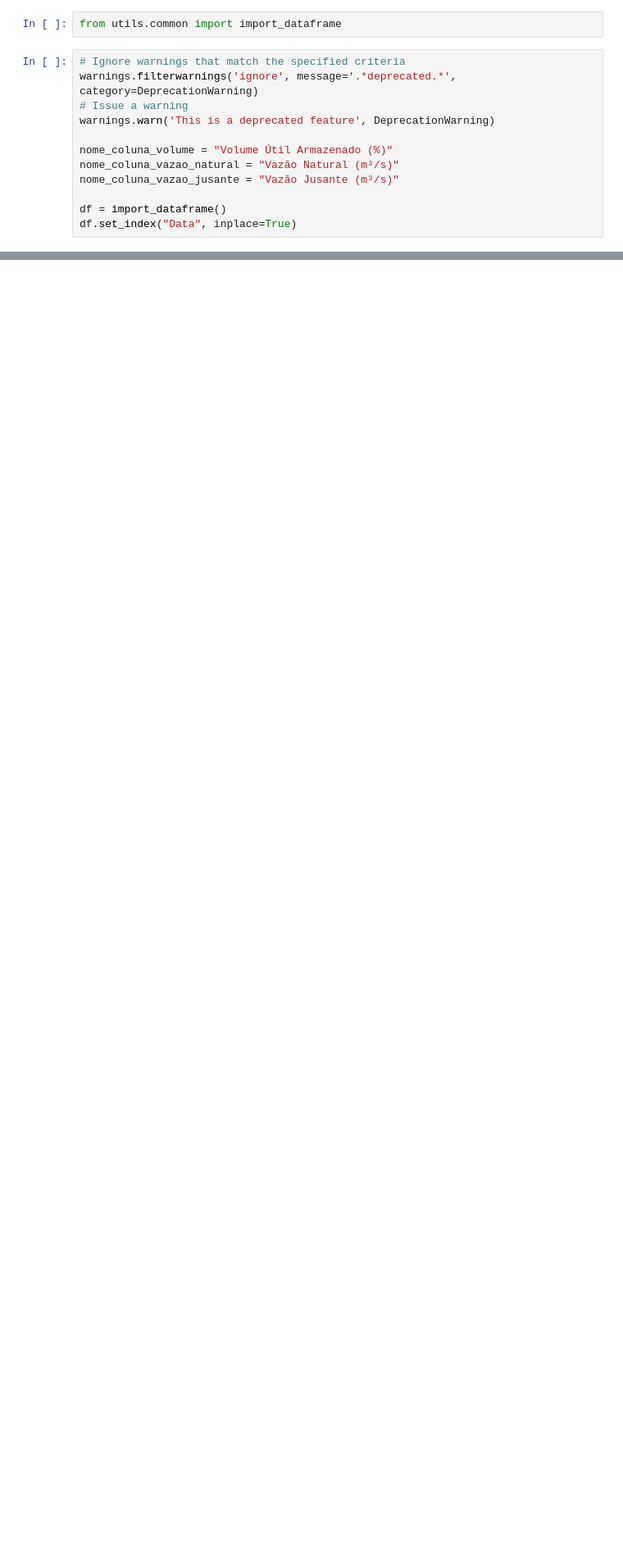
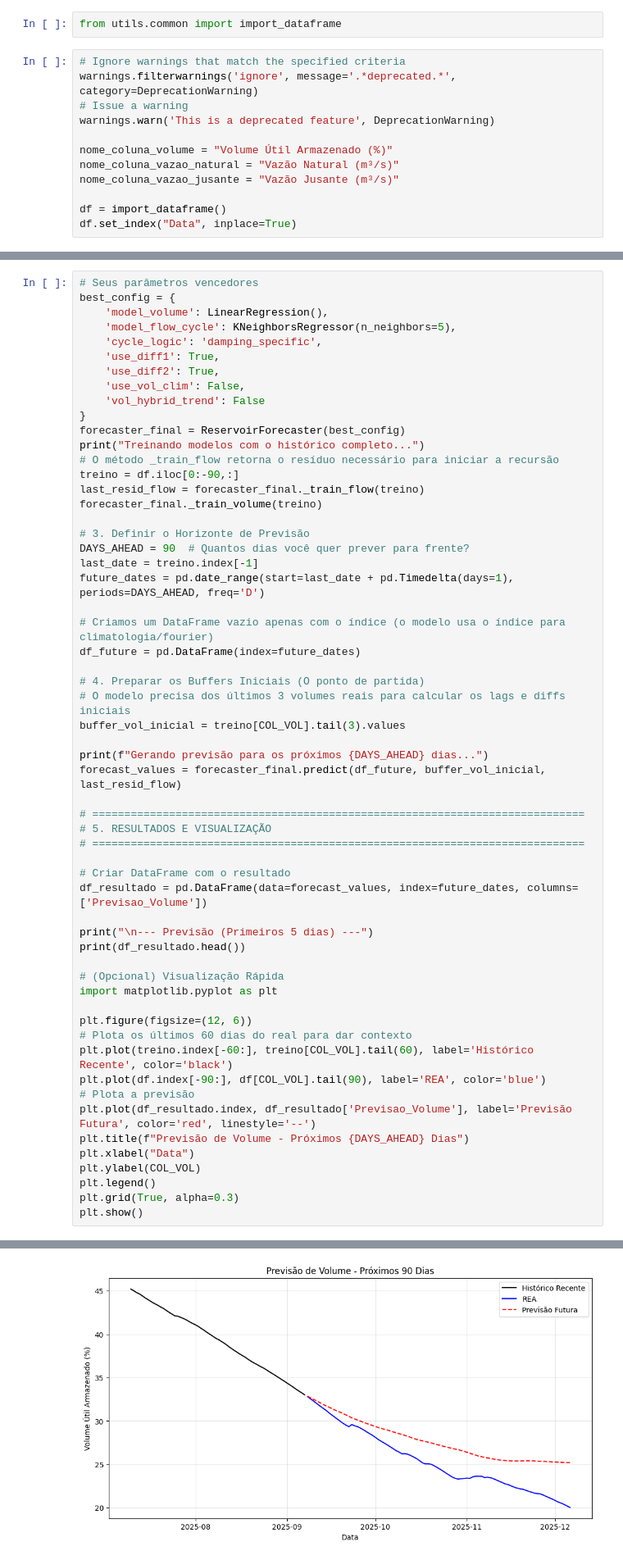
Before and after one commit to Andre-do-Amaral/tcc, a Jupyter notebook: analise/treino-modelo-final/teste-modelos.ipynb, the cells around one changed output, grey strips where cells are left out. Shown at 82% size. Saved outputs shown, nothing was run; the diff lists cells and outputs as text; blank space fills up the shorter version.

```diff
--- a/analise/treino-modelo-final/teste-modelos.ipynb
+++ b/analise/treino-modelo-final/teste-modelos.ipynb
@@ -333,0 +325,59 @@ Iter 7: RMSE=3.4093, MAE = 2.873 | Diff2=False | VolClim=False | HybridTrend=Tru
+# %%
+# Seus parâmetros vencedores
+best_config = {
+    'model_volume': LinearRegression(),
+    'model_flow_cycle': KNeighborsRegressor(n_neighbors=5),
+    'cycle_logic': 'damping_specific',
+    'use_diff1': True,
+    'use_diff2': True,
+    'use_vol_clim': False,
+    'vol_hybrid_trend': False
+}
+forecaster_final = ReservoirForecaster(best_config)
+print("Treinando modelos com o histórico completo...")
+# O método _train_flow retorna o resíduo necessário para iniciar a recursão
+treino = df.iloc[0:-90,:]
+last_resid_flow = forecaster_final._train_flow(treino)
+forecaster_final._train_volume(treino)
+
+# 3. Definir o Horizonte de Previsão
+DAYS_AHEAD = 90  # Quantos dias você quer prever para frente?
+last_date = treino.index[-1]
+future_dates = pd.date_range(start=last_date + pd.Timedelta(days=1), periods=DAYS_AHEAD, freq='D')
+
+# Criamos um DataFrame vazio apenas com o índice (o modelo usa o índice para climatologia/fourier)
+df_future = pd.DataFrame(index=future_dates)
+
+# 4. Preparar os Buffers Iniciais (O ponto de partida)
+# O modelo precisa dos últimos 3 volumes reais para calcular os lags e diffs iniciais
+buffer_vol_inicial = treino[COL_VOL].tail(3).values
+
+print(f"Gerando previsão para os próximos {DAYS_AHEAD} dias...")
+forecast_values = forecaster_final.predict(df_future, buffer_vol_inicial, last_resid_flow)
+
+# =============================================================================
+# 5. RESULTADOS E VISUALIZAÇÃO
+# =============================================================================
+
+# Criar DataFrame com o resultado
+df_resultado = pd.DataFrame(data=forecast_values, index=future_dates, columns=['Previsao_Volume'])
+
+print("\n--- Previsão (Primeiros 5 dias) ---")
+print(df_resultado.head())
+
+# (Opcional) Visualização Rápida
+import matplotlib.pyplot as plt
+
+plt.figure(figsize=(12, 6))
+# Plota os últimos 60 dias do real para dar contexto
+plt.plot(treino.index[-60:], treino[COL_VOL].tail(60), label='Histórico Recente', color='black')
+plt.plot(df.index[-90:], df[COL_VOL].tail(90), label='REA', color='blue')
+# Plota a previsão
+plt.plot(df_resultado.index, df_resultado['Previsao_Volume'], label='Previsão Futura', color='red', linestyle='--')
+plt.title(f"Previsão de Volume - Próximos {DAYS_AHEAD} Dias")
+plt.xlabel("Data")
+plt.ylabel(COL_VOL)
+plt.legend()
+plt.grid(True, alpha=0.3)
+plt.show()
+# %% [output]
@@ -333,0 +394 @@ Iter 7: RMSE=3.4093, MAE = 2.873 | Diff2=False | VolClim=False | HybridTrend=Tru
+[figure, added]
```
Also changed, not shown: parts of 4 cells of this notebook.
